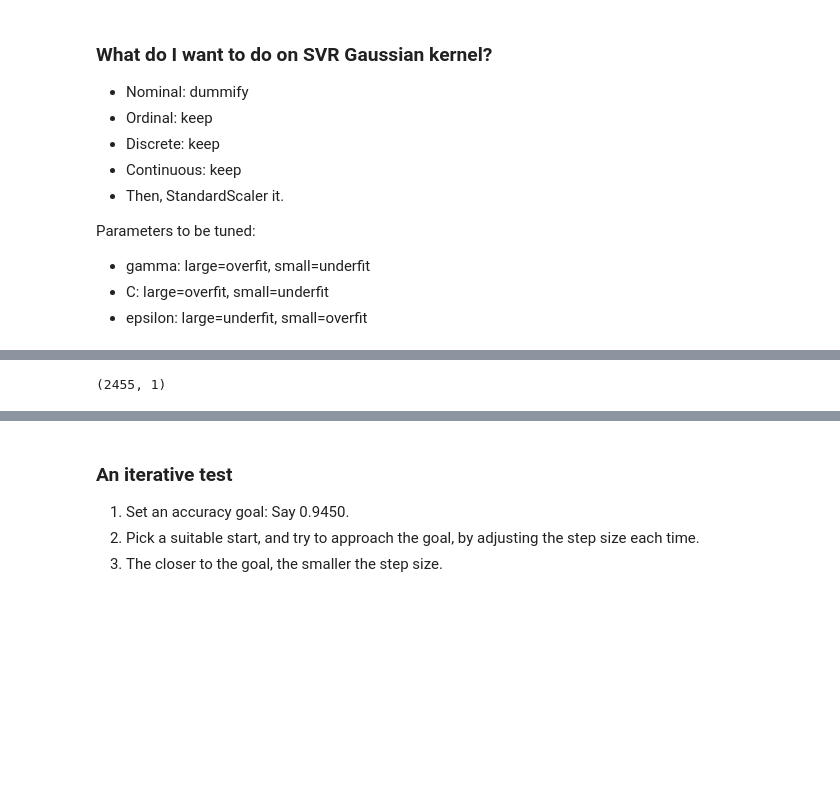
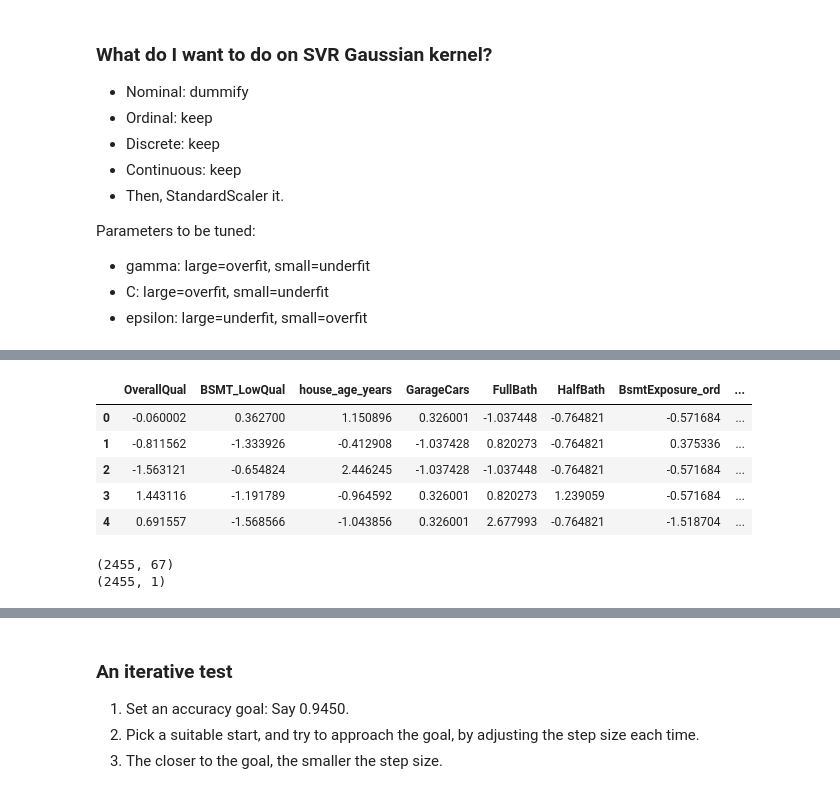
Before and after one commit to kiwymic/operation_goldfish-1, a Jupyter notebook: Hao-Wei/Gaussian SVR and kernel ridge exploration.ipynb, the cells around one changed output, grey strips where cells are left out. Saved outputs shown, nothing was run; the diff lists cells and outputs as text; code cells hidden in the pictures; blank space fills up the shorter version.

```diff
--- a/Hao-Wei/Gaussian SVR and kernel ridge exploration.ipynb
+++ b/Hao-Wei/Gaussian SVR and kernel ridge exploration.ipynb
@@ -160,3 +140,11 @@ back_end_linear.head() # BSMT: no bin
+# %%
+housing_coords = pd.read_csv('../data/ames_housing_price_data_v6.csv', index_col = 0);
+housing_coords.drop("SalePrice.1", axis = 1, inplace = True);
+
+y = housing_coords["SalePrice"]
+y_std = svr_price_scaler.fit_transform(np.array(np.log10(y)).reshape(-1,1));
+front_end = housing_coords.copy();
+front_end.reset_index(inplace = True)
 # %%
 #function and dictionaries required to transform front-end to back-end
 dummies = [
@@ -211,14 +197,24 @@ back_end = dummify(back_end, non_dummies, dummies)
 
 back_end['GrLivArea_log'] = np.log10(back_end['GrLivArea'])
 back_end['LotArea_log'] = np.log10(back_end['LotArea'])
-back_end.drop(['BSMT_HighQual', 'BSMT_LowQual', 'GrLivArea', 'LotArea'], axis = 1, inplace = True)
+back_end.drop(['GrLivArea', 'LotArea'], axis = 1, inplace = True)
 
 # Standardize
-back_end_svr = pd.DataFrame(svrg_backend_scaler.fit_transform(back_end_svr), columns = back_end_linear.columns)
+back_end_svr = pd.DataFrame(svrg_backend_scaler.fit_transform(back_end), columns = back_end.columns)
+# %%
+back_end_svr.head()
+# %% [output]
+|  | OverallQual | BSMT_LowQual | house_age_years | GarageCars | FullBath | HalfBath | BsmtExposure_ord | ... |
+| 0 | -0.060002 | 0.362700 | 1.150896 | 0.326001 | -1.037448 | -0.764821 | -0.571684 | ... |
+| 1 | -0.811562 | -1.333926 | -0.412908 | -1.037428 | 0.820273 | -0.764821 | 0.375336 | ... |
+| 2 | -1.563121 | -0.654824 | 2.446245 | -1.037428 | -1.037448 | -0.764821 | -0.571684 | ... |
+| 3 | 1.443116 | -1.191789 | -0.964592 | 0.326001 | 0.820273 | 1.239059 | -0.571684 | ... |
+| 4 | 0.691557 | -1.568566 | -1.043856 | 0.326001 | 2.677993 | -0.764821 | -1.518704 | ... |
 # %%
-back_end_svr.shape
-y_std.shape
+print(back_end_svr.shape)
+print(y_std.shape)
 # %% [output]
+(2455, 67)
 (2455, 1)
 # %%
 kfold = KFold(n_splits=5, shuffle = True)
```
Also changed, not shown: parts of 19 cells of this notebook, 7 other files.
